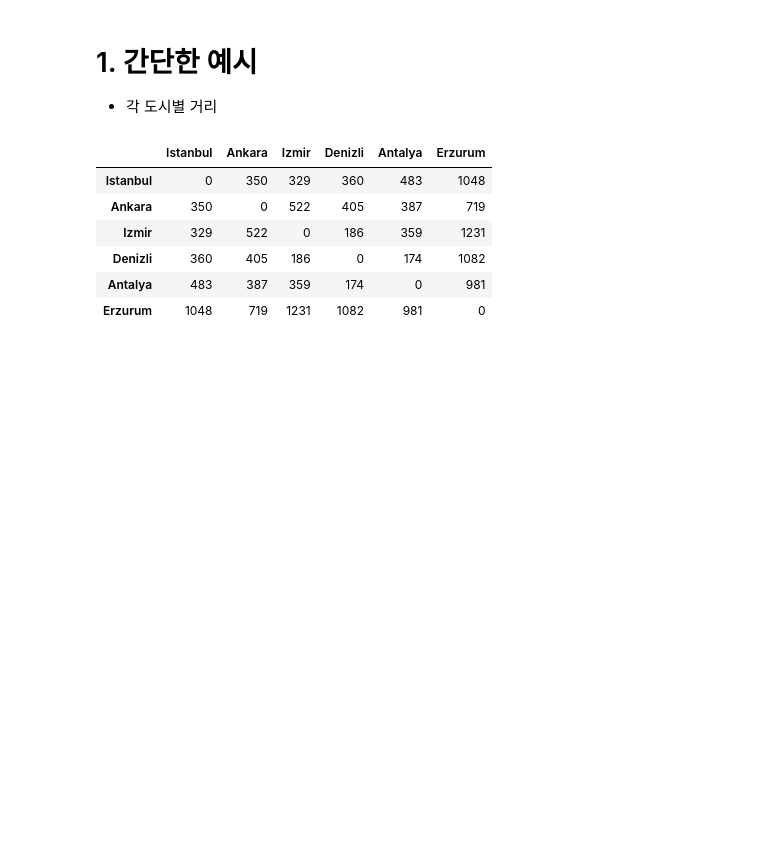
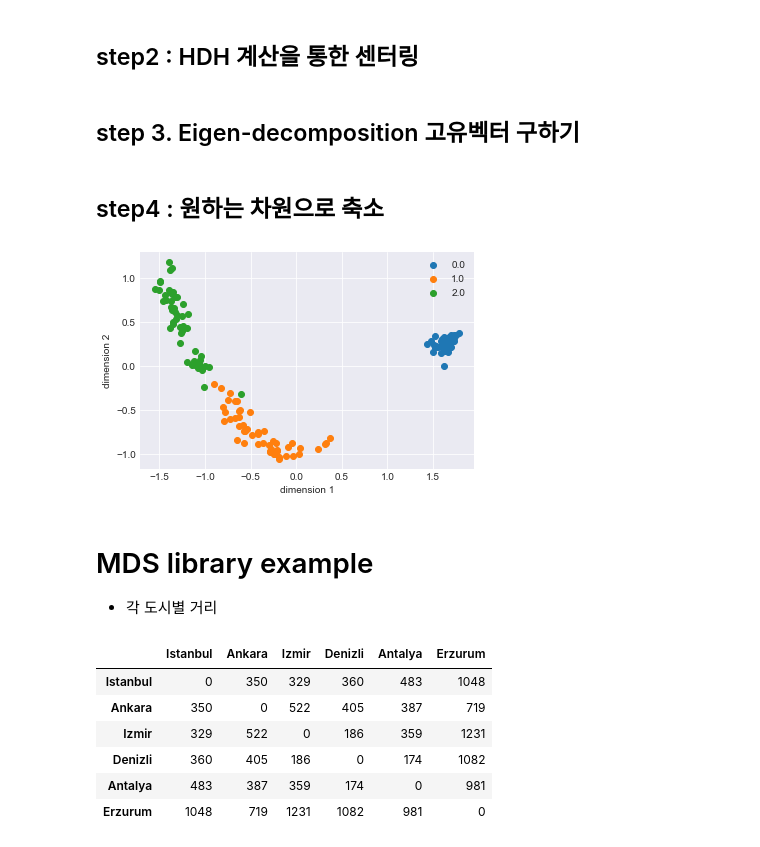
Before and after one commit to crimama/BA, a Jupyter notebook: 1.Dimensionality Reduction/2.MDS.ipynb, the cells around one changed output. Saved outputs shown, nothing was run; the diff lists cells and outputs as text; code cells hidden in the pictures; blank space fills up the shorter version.

```diff
--- a/1.Dimensionality Reduction/2.MDS.ipynb
+++ b/1.Dimensionality Reduction/2.MDS.ipynb
@@ -7,0 +48,9 @@
+# %%
+#객체별 거리 계산 후 Dmatrix 생성
+Dmatrix = []
+for i in tqdm(range(len(df))):
+    values = df.iloc[i,:].values
+    target_values = df.values
+    Dmatrix.append(np.sum(((target_values-values)**2)**0.5,axis=1))
+Dmatrix = pd.DataFrame(Dmatrix)
+Dmatrix
@@ -8,5 +71,36 @@
+# %% [markdown]
+## step2 : HDH 계산을 통한 센터링
+# %%
+n = len(Dmatrix)
+H = np.eye(n)-(1/n)*(np.ones((n,n)))
+B = -H.dot(Dmatrix).dot(H)/2
+# %% [markdown]
+## step 3. Eigen-decomposition 고유벡터 구하기
+# %%
+eigen_value,eigen_vector = np.linalg.eig(B)
+inverseEigenVectors = np.linalg.inv(eigen_vector)
+diagonal= inverseEigenVectors.dot(B).dot(eigen_vector)
+# %% [markdown]
+## step4 : 원하는 차원으로 축소
+# %%
+dimension = 2
+B_1 = eigen_vector[:,0:dimension].dot(diagonal[0:dimension,0:dimension]).dot(eigen_vector[:,0:dimension].T)
+diagonal[diagonal<1] = 0
+coordinate_X = eigen_vector[:,0:dimension].dot(np.sqrt(diagonal[0:dimension,0:dimension]))
+# %%
+import matplotlib.pyplot as plt
+y =df['class'].values +1
+with plt.style.context("seaborn-darkgrid"):
+    for l in np.unique(y):
+        plt.scatter(coordinate_X[y==l,0], coordinate_X[y==l,1],label=l)
+    plt.xlabel("dimension 1")
+    plt.ylabel("dimension 2")
+    plt.legend()
+    plt.show()
+# %% [output]
+[figure, added]
 # %% [markdown]
-# 1. 간단한 예시
+# MDS library example
 - 각 도시별 거리
 # %%
 import numpy as np
```
Also changed, not shown: parts of 8 cells of this notebook, 1 other file.
